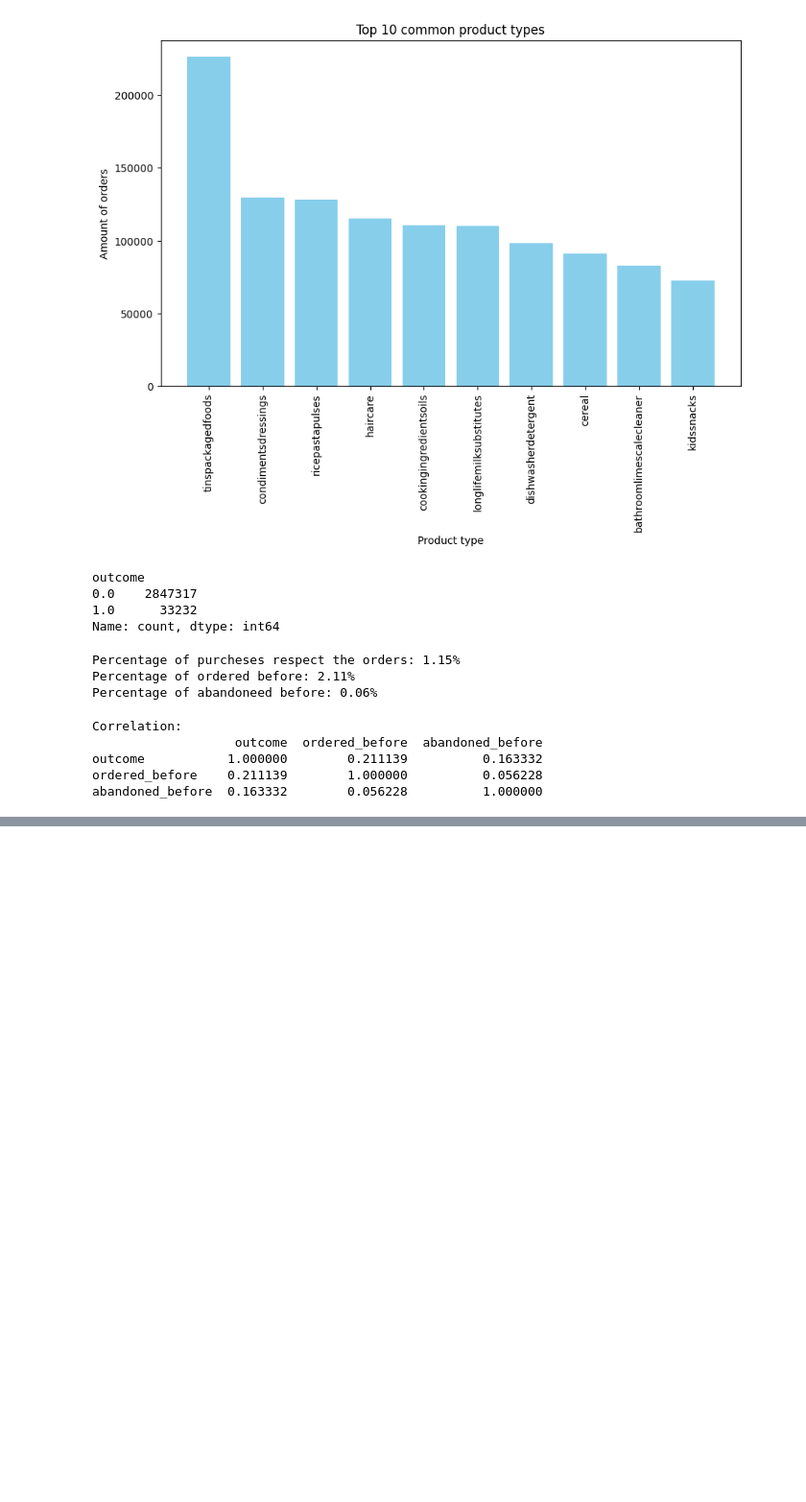
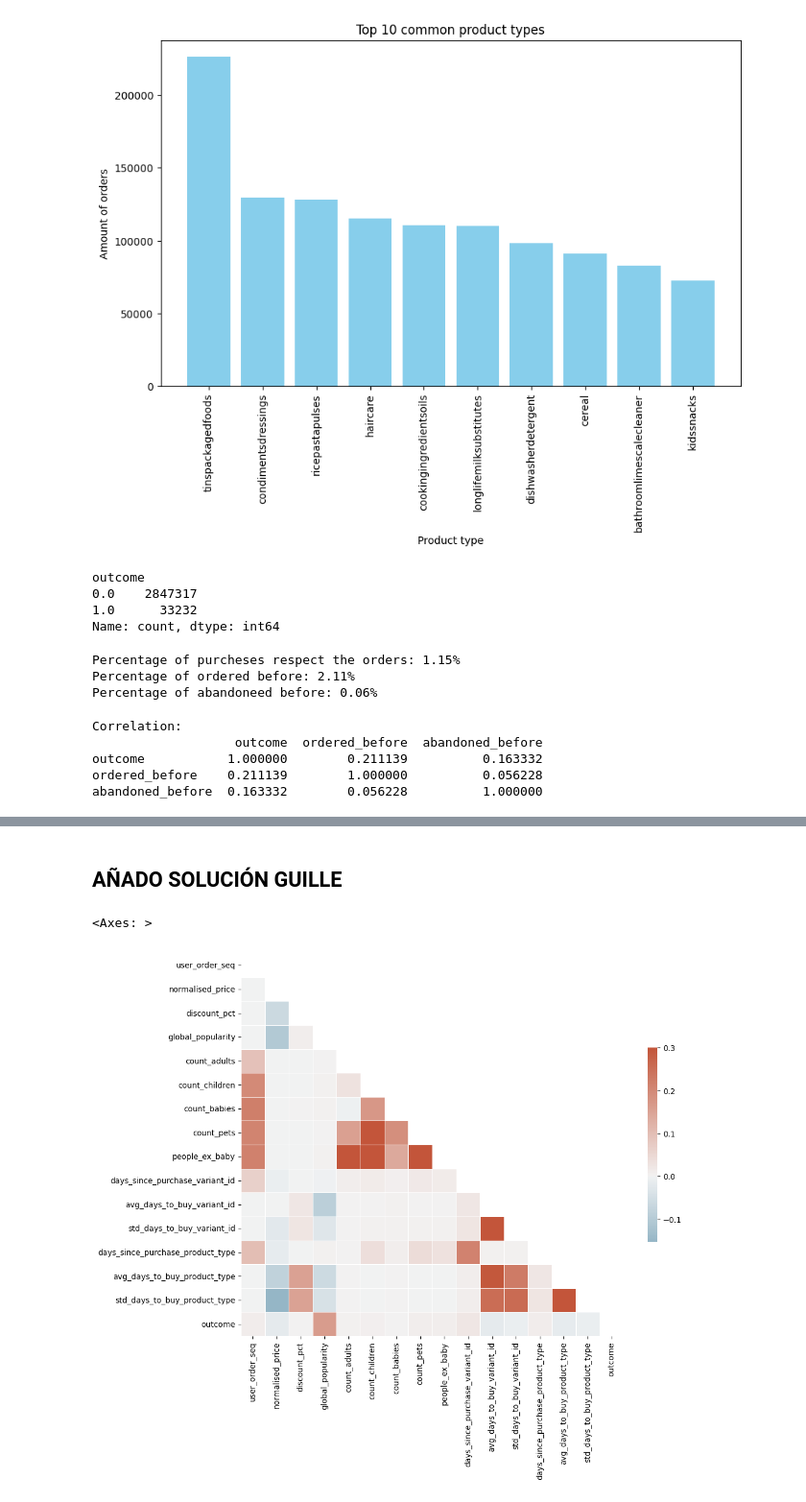
Before and after one commit to pamalo9/zrive-ds, a Jupyter notebook: src/module_2/EDA.ipynb, the cells around one changed output, grey strips where cells are left out. Shown at 96% size. Drawn from its saved outputs; the diff is of its cells as text; code cells hidden in the pictures; blank space fills up the shorter version.

Commit message:
Añadir solución Guille

```diff
--- a/src/module_2/EDA.ipynb
+++ b/src/module_2/EDA.ipynb
@@ -661,0 +667,30 @@ abandoned_before  0.163332        0.056228          1.000000
+# %%
+info_cols = ['variant_id', 'order_id', 'user_id', 'created_at', 'order_date']
+label_col = 'outcome'
+features_cols = [col for col in box_order_product.columns if col not in info_cols + [label_col]]
+
+categorical_cols = ['product_type', 'vendor']
+binary_cols = ['ordered_before', 'abandoned_before', 'active_snoozed', 'set_as_regular']
+numerical_cols = [col for col in features_cols if col not in categorical_cols + binary_cols]
+# %% [markdown]
+## AÑADO SOLUCIÓN GUILLE
+# %%
+# AÑADO SOLUCIÓN GUILLE
+# Compute the correlation matrix
+corr = box_order_product[numerical_cols + [label_col]].corr()
+
+# Generate a mask for the upper triangle
+mask = np.triu(np.ones_like(corr, dtype=bool))
+
+# Set up the matplotlib figure
+fig, ax = plt.subplots(figsize=(11, 9))
+
+# Generate a custom diverging colormap
+cmap = sns.diverging_palette(230, 20, as_cmap=True)
+
+# Draw the heatmap with the mask and correct aspect ratio
+sns.heatmap(corr, mask=mask, cmap=cmap, vmax=.3, center=0,
+            square=True, linewidths=.5, cbar_kws={"shrink": .5})
+# %% [output]
+<Axes: >
+[figure, added]
```
Also changed, not shown: parts of 2 cells of this notebook.
